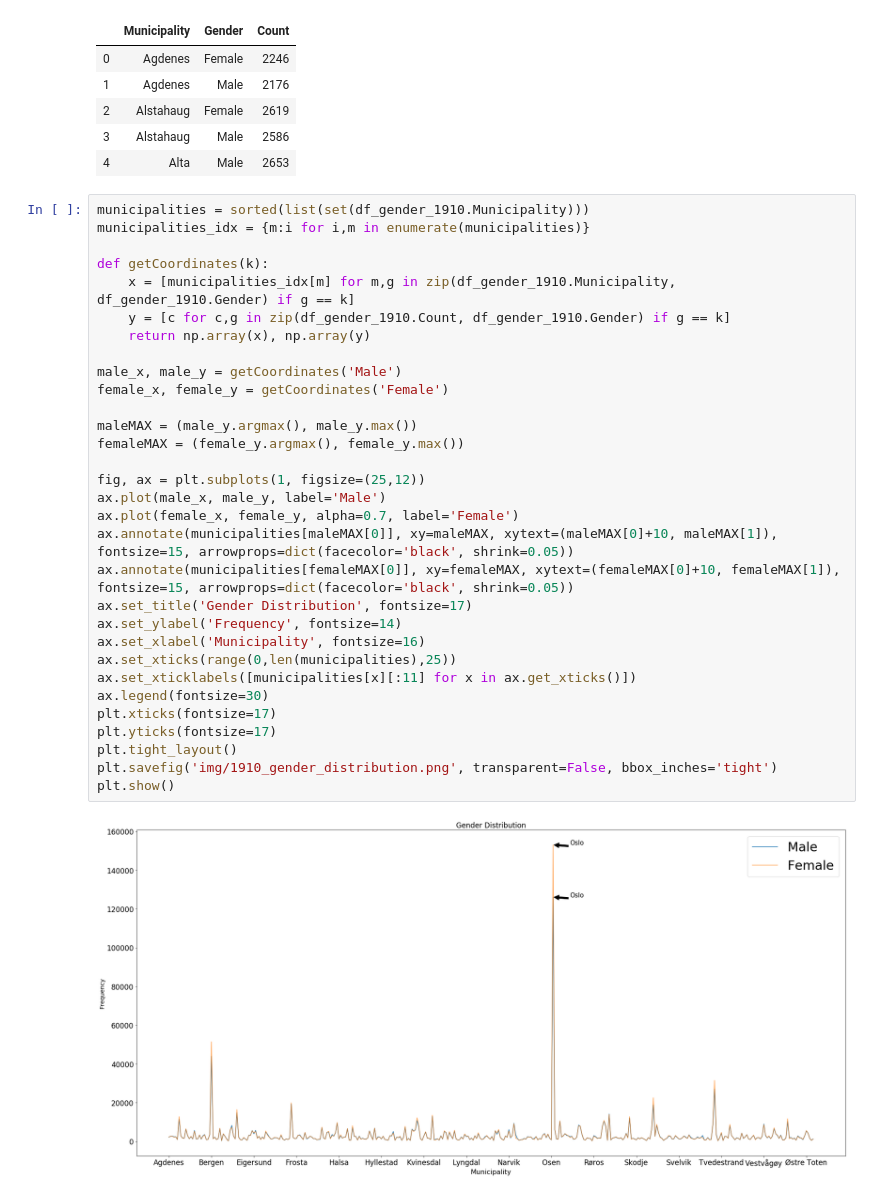
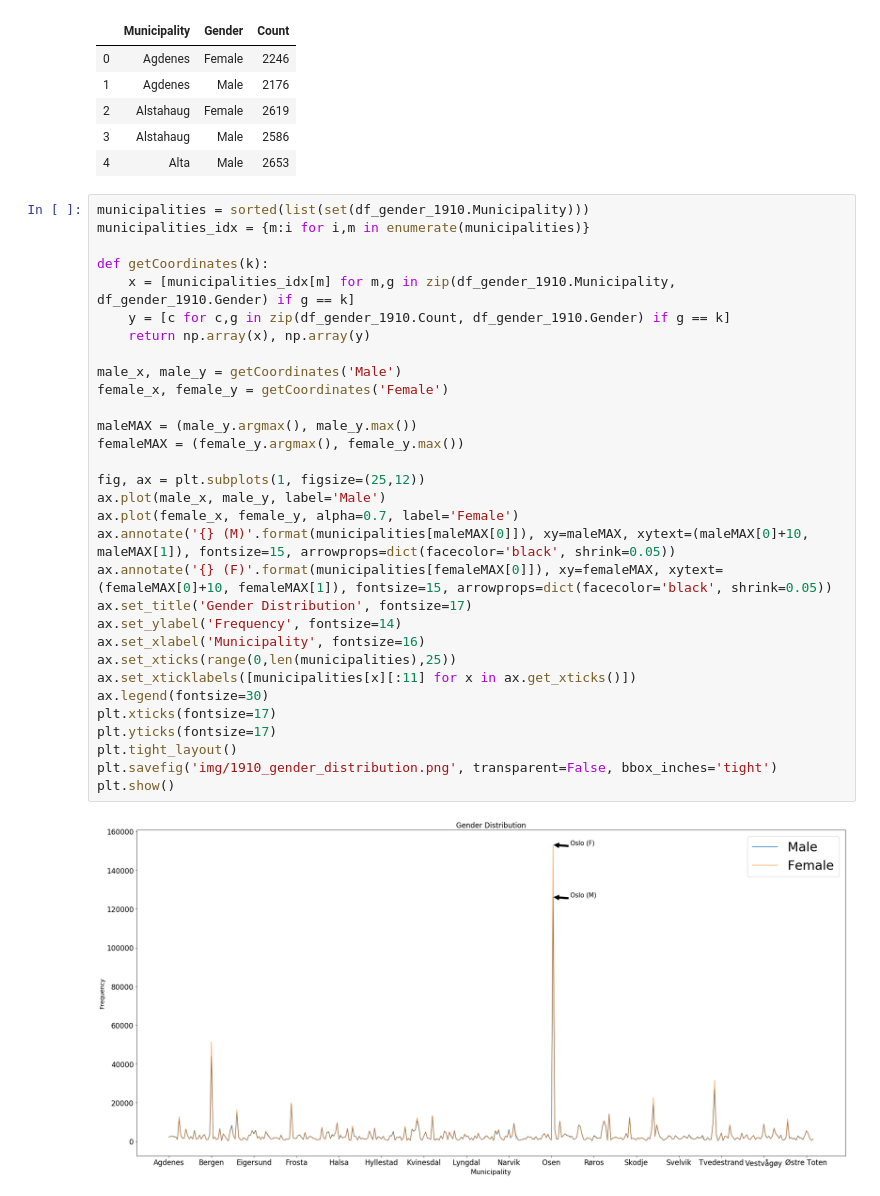
Before and after one commit to BerntA/NorwegianDemographics, a Jupyter notebook: src/visualize.ipynb, the cells around one changed output. Drawn from its saved outputs; the diff is of its cells as text.

```diff
--- a/src/visualize.ipynb
+++ b/src/visualize.ipynb
@@ -238,33 +234,33 @@ df_gender_1910.head()
 # %%
 municipalities = sorted(list(set(df_gender_1910.Municipality)))
 municipalities_idx = {m:i for i,m in enumerate(municipalities)}
 
 def getCoordinates(k):
     x = [municipalities_idx[m] for m,g in zip(df_gender_1910.Municipality, df_gender_1910.Gender) if g == k]
     y = [c for c,g in zip(df_gender_1910.Count, df_gender_1910.Gender) if g == k]
     return np.array(x), np.array(y)
 
 male_x, male_y = getCoordinates('Male')
 female_x, female_y = getCoordinates('Female')
 
 maleMAX = (male_y.argmax(), male_y.max())
 femaleMAX = (female_y.argmax(), female_y.max())
 
 fig, ax = plt.subplots(1, figsize=(25,12))
 ax.plot(male_x, male_y, label='Male')
 ax.plot(female_x, female_y, alpha=0.7, label='Female')
-ax.annotate(municipalities[maleMAX[0]], xy=maleMAX, xytext=(maleMAX[0]+10, maleMAX[1]), fontsize=15, arrowprops=dict(facecolor='black', shrink=0.05))
-ax.annotate(municipalities[femaleMAX[0]], xy=femaleMAX, xytext=(femaleMAX[0]+10, femaleMAX[1]), fontsize=15, arrowprops=dict(facecolor='black', shrink=0.05))
+ax.annotate('{} (M)'.format(municipalities[maleMAX[0]]), xy=maleMAX, xytext=(maleMAX[0]+10, maleMAX[1]), fontsize=15, arrowprops=dict(facecolor='black', shrink=0.05))
+ax.annotate('{} (F)'.format(municipalities[femaleMAX[0]]), xy=femaleMAX, xytext=(femaleMAX[0]+10, femaleMAX[1]), fontsize=15, arrowprops=dict(facecolor='black', shrink=0.05))
 ax.set_title('Gender Distribution', fontsize=17)
 ax.set_ylabel('Frequency', fontsize=14)
 ax.set_xlabel('Municipality', fontsize=16)
 ax.set_xticks(range(0,len(municipalities),25))
 ax.set_xticklabels([municipalities[x][:11] for x in ax.get_xticks()])
 ax.legend(fontsize=30)
 plt.xticks(fontsize=17)
 plt.yticks(fontsize=17)
 plt.tight_layout()
 plt.savefig('img/1910_gender_distribution.png', transparent=False, bbox_inches='tight')
 plt.show()
 # %% [output]
-[figure, old version]
+[figure, new version]
```
Also changed, not shown: parts of 5 cells of this notebook, 8 other files.
